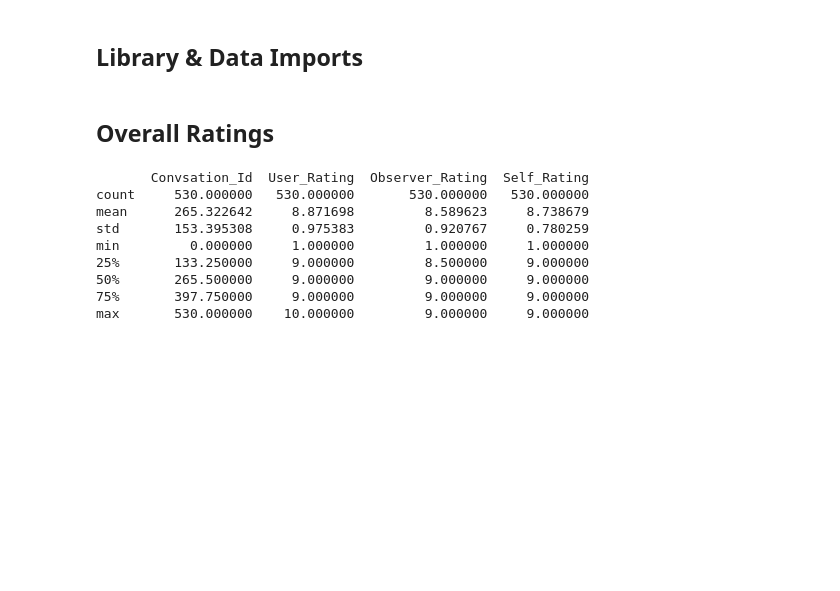
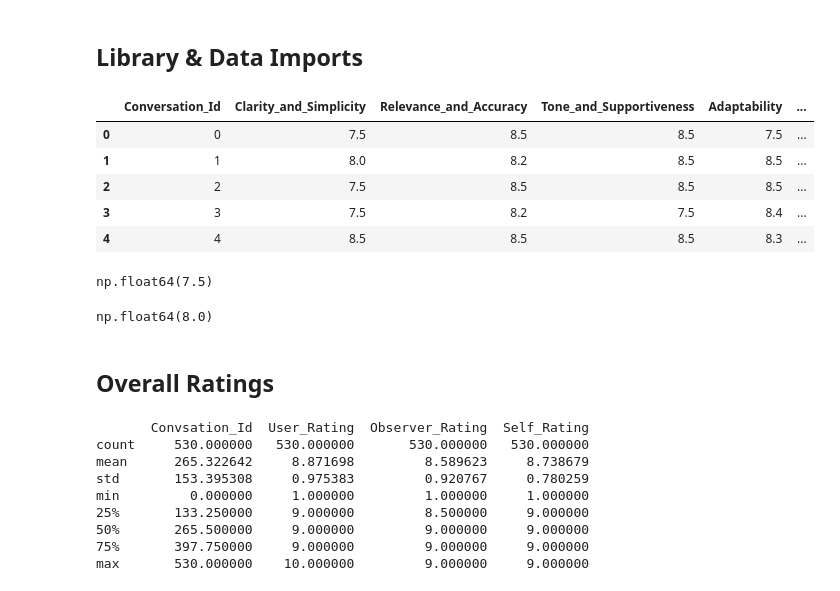
Before and after one commit to wisdom-okwen/chatbot_evaluation, a Jupyter notebook: analysis/analysis.ipynb, the cells around one changed output. Drawn from its saved outputs; the diff is of its cells as text; code cells hidden in the pictures; blank space fills up the shorter version.

Commit message:
Update llama ratings

```diff
--- a/analysis/analysis.ipynb
+++ b/analysis/analysis.ipynb
@@ -18,11 +18,14 @@ from utility import (
     plot_user_criteria_distributions
 )
 # %%
-overall_ratings_fp = './data/overall_ratings.csv'
-per_turn_ratings_fp = './data/per_turn_ratings.csv'
-criteria_ratings_user = './data/criteria_ratings/user.csv'
-criteria_ratings_observer = './data/criteria_ratings/observer.csv'
-criteria_ratings_self = './data/criteria_ratings/self.csv'
+overall_ratings_fp = './gpt_ratings/data/overall_ratings.csv'
+per_turn_ratings_fp = './gpt_ratings/data/per_turn_ratings.csv'
+criteria_ratings_user = './gpt_ratings/data//criteria_ratings/user.csv'
+criteria_ratings_observer = './gpt_ratings/data/criteria_ratings/observer.csv'
+criteria_ratings_self = './gpt_ratings/data/criteria_ratings/self.csv'
+
+# Llama
+observer_llama = './llama_ratings/data/criteria_ratings/observer.csv'
 
 df_OR = pd.read_csv(overall_ratings_fp)
 df_PTR = pd.read_csv(per_turn_ratings_fp)
@@ -35,6 +38,24 @@ df_CR_Self = pd.read_csv(criteria_ratings_self)
 # df_CR_User.drop(columns=["Conversation_Id"], inplace=True)
 # df_CR_Observer.drop(columns=["Conversation_Id"], inplace=True)
 # df_CR_Self.drop(columns=["Conversation_Id"], inplace=True)
+# %%
+df_llama_OR = pd.read_csv(observer_llama)
+df_llama_OR.head()
+# %% [output]
+|  | Conversation_Id | Clarity_and_Simplicity | Relevance_and_Accuracy | Tone_and_Supportiveness | Adaptability | ... |
+| 0 | 0 | 7.5 | 8.5 | 8.5 | 7.5 | ... |
+| 1 | 1 | 8.0 | 8.2 | 8.5 | 8.5 | ... |
+| 2 | 2 | 7.5 | 8.5 | 8.5 | 8.5 | ... |
+| 3 | 3 | 7.5 | 8.2 | 7.5 | 8.4 | ... |
+| 4 | 4 | 8.5 | 8.5 | 8.5 | 8.3 | ... |
+# %%
+df_llama_OR["Tone_and_Supportiveness"].quantile(0.05)
+# %% [output]
+np.float64(7.5)
+# %%
+df_CR_Observer["Tone_and_Supportiveness"].quantile(0.05)
+# %% [output]
+np.float64(8.0)
 # %% [markdown]
 ## Overall Ratings
 # %%
```
Also changed, not shown: parts of 1 cell of this notebook, 6 other files.
